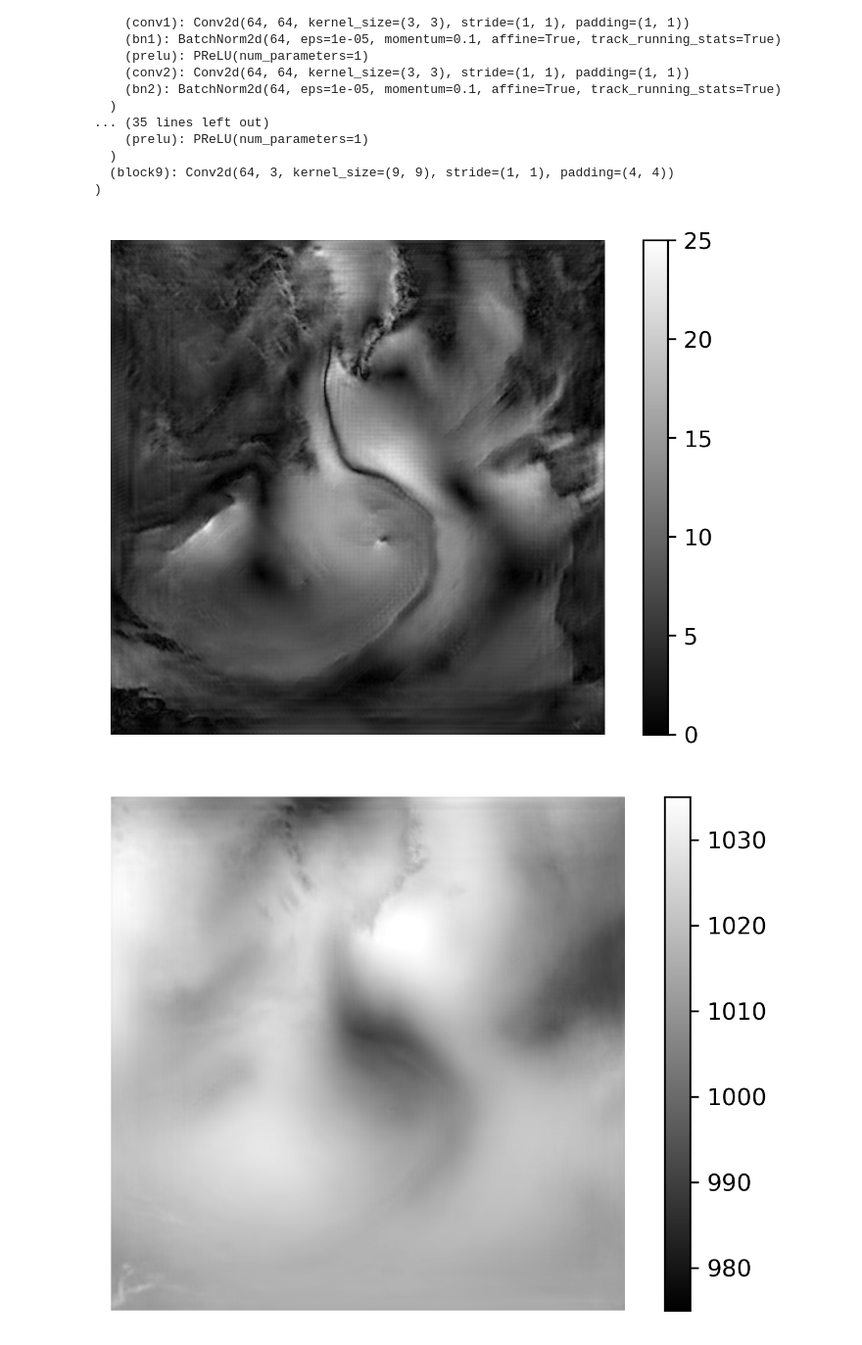
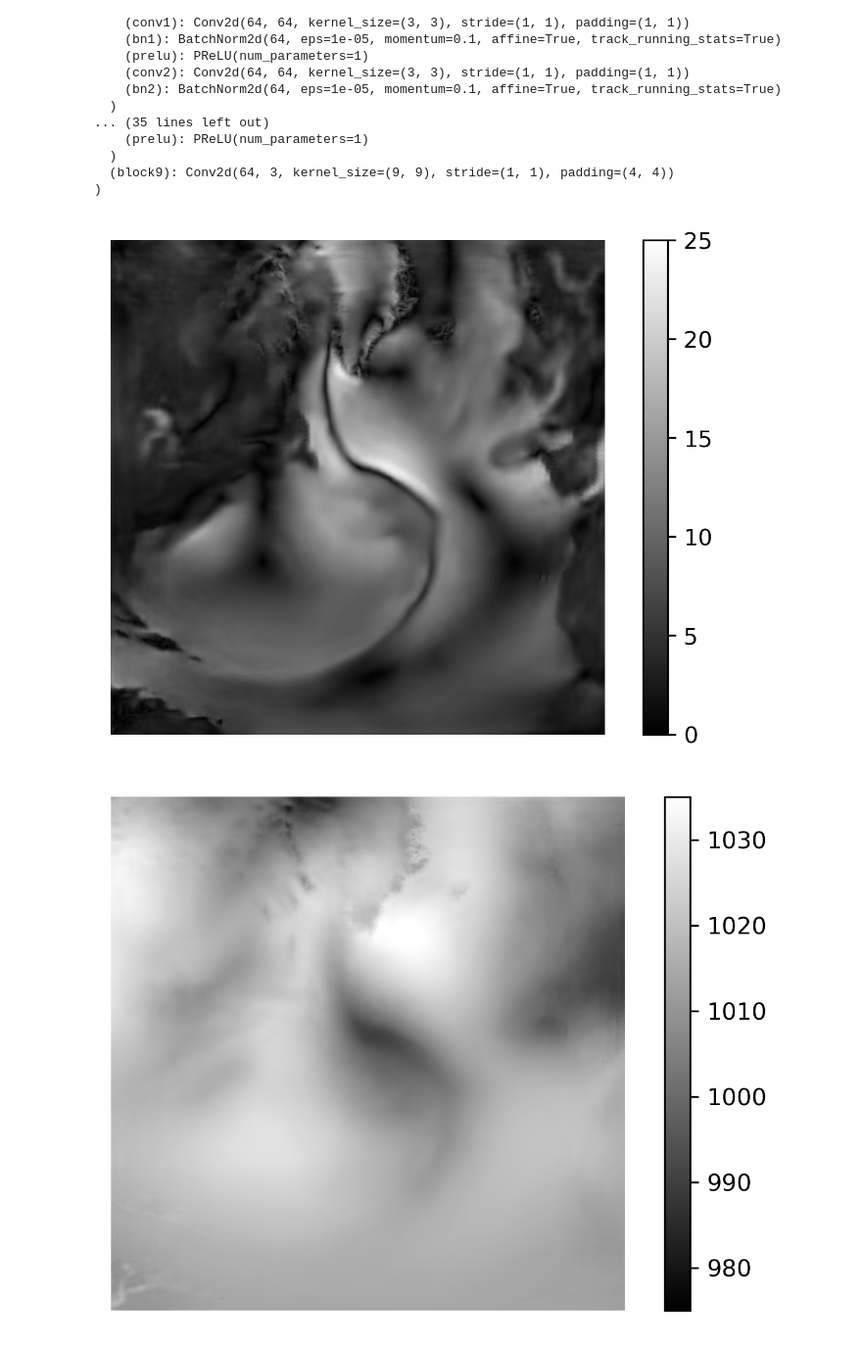
Before and after one commit to VRezvov/master-thesis, a Jupyter notebook: Images.ipynb, the cells around one changed output. Shown: that part at 98% size. Drawn from its saved outputs; the diff is of its cells as text; code cells hidden in the pictures.

Commit message:
SRGAN-1 600 epochs

```diff
--- a/Images.ipynb
+++ b/Images.ipynb
@@ -68,7 +68,7 @@ class ResidualBlock(nn.Module):
 # %%
 netG = Generator()
 netG = netG.cuda()
-netG.load_state_dict(torch.load('epochs/srgan-1/netG_epoch_500.pth'))
+netG.load_state_dict(torch.load('epochs/srgan-1/netG_epoch_600.pth'))
 netG.eval()
 # %% [output]
 Generator(
@@ -149,10 +149,10 @@ _ = plt.savefig("interp.png")
 # %%
 _ = plt.imshow(wind_nn, cmap = 'gray', vmin = 0, vmax = 25, origin ='lower')
 _ = plt.colorbar()
 _ = plt.axis('off')
-_ = plt.savefig("nn-500.png")
+_ = plt.savefig("nn-600.png")
 # %% [output]
-[figure, old version]
+[figure, new version]
 # %%
 _ = plt.imshow(wind_hr[1448,:,:], cmap = 'gray', vmin = 0, vmax = 25, origin ='lower')
 _ = plt.colorbar()
```
Also changed, not shown: parts of 1 cell of this notebook, 6 other files.
